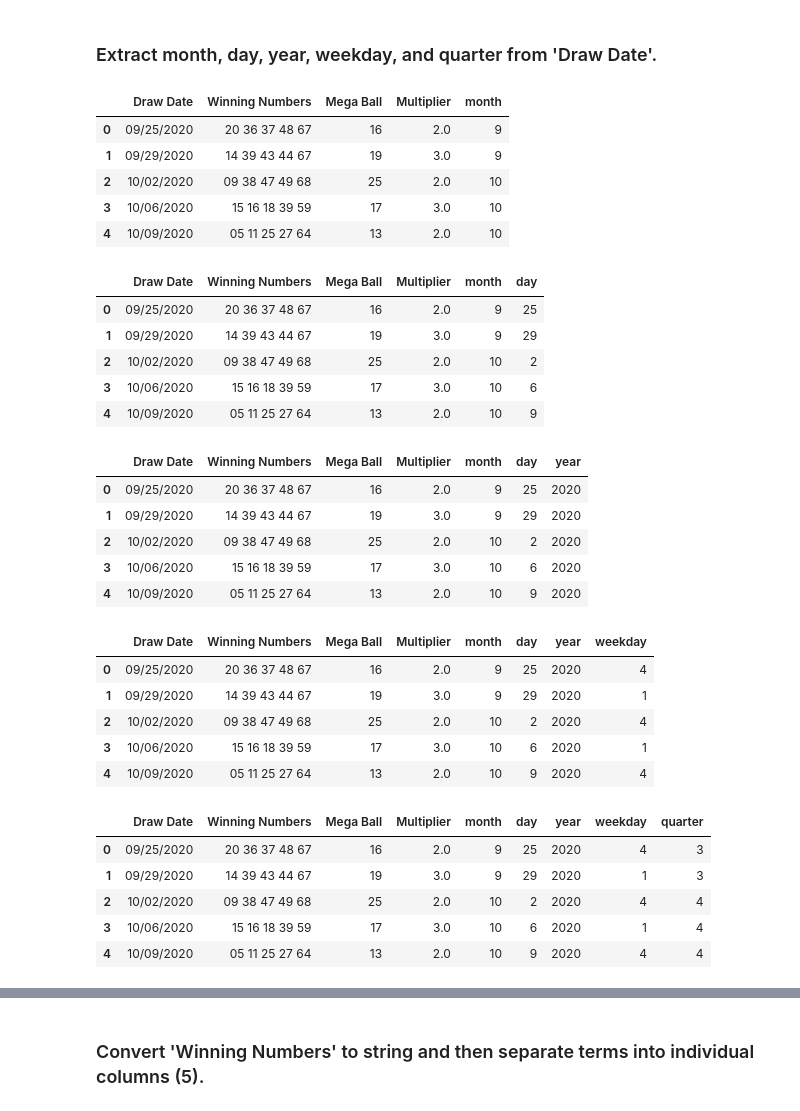
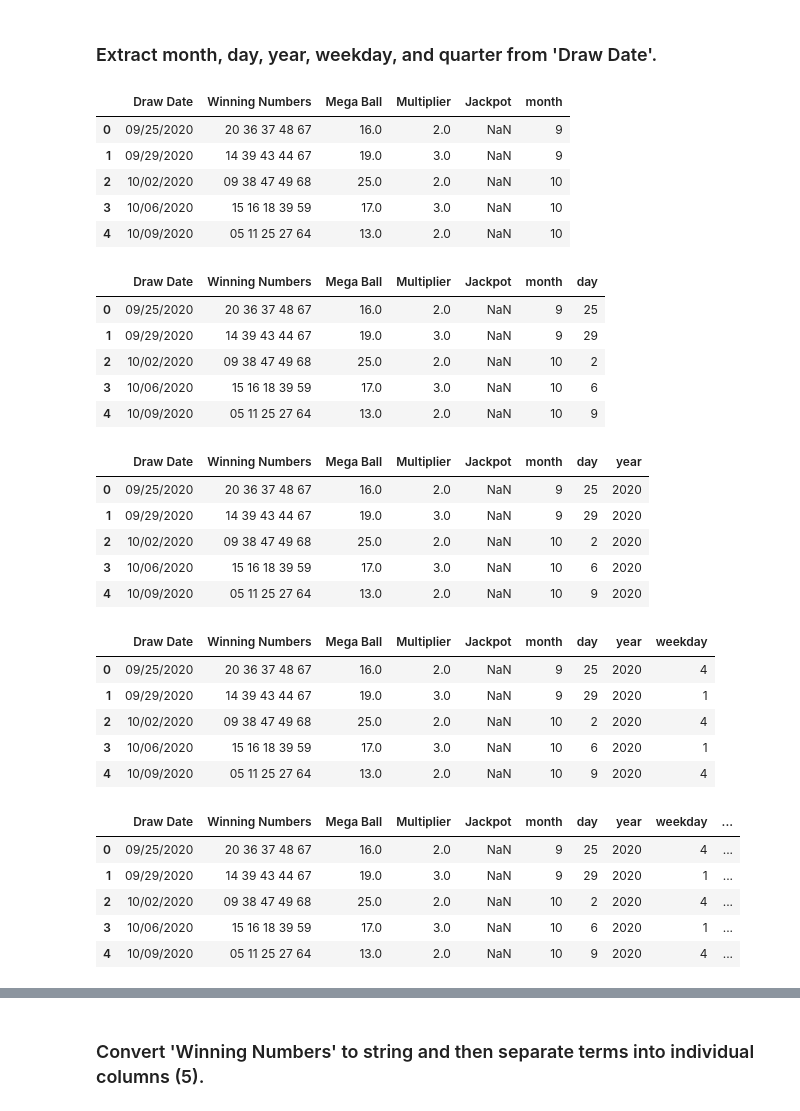
Before and after one commit to AlbiKovi/DSO110---Final-Group-Project, a Jupyter notebook: DSO110 - Final Group Project - Lottery.ipynb, the cells around one changed output, grey strips where cells are left out. Drawn from its saved outputs; the diff is of its cells as text; code cells hidden in the pictures.

```diff
--- a/DSO110 - Final Group Project - Lottery.ipynb
+++ b/DSO110 - Final Group Project - Lottery.ipynb
@@ -38,53 +87,53 @@ Winning_Numbers.head()
 # %% [markdown]
 ### Extract month, day, year, weekday, and quarter from 'Draw Date'.
 # %%
-Winning_Numbers['month'] = pd.DatetimeIndex(Winning_Numbers['Draw Date']).month
-Winning_Numbers.head()
+Winning_Numbers1['month'] = pd.DatetimeIndex(Winning_Numbers1['Draw Date']).month
+Winning_Numbers1.head()
 # %% [output]
-|  | Draw Date | Winning Numbers | Mega Ball | Multiplier | month |
-| 0 | 09/25/2020 | 20 36 37 48 67 | 16 | 2.0 | 9 |
-| 1 | 09/29/2020 | 14 39 43 44 67 | 19 | 3.0 | 9 |
-| 2 | 10/02/2020 | 09 38 47 49 68 | 25 | 2.0 | 10 |
-| 3 | 10/06/2020 | 15 16 18 39 59 | 17 | 3.0 | 10 |
-| 4 | 10/09/2020 | 05 11 25 27 64 | 13 | 2.0 | 10 |
+|  | Draw Date | Winning Numbers | Mega Ball | Multiplier | Jackpot | month |
+| 0 | 09/25/2020 | 20 36 37 48 67 | 16.0 | 2.0 | NaN | 9 |
+| 1 | 09/29/2020 | 14 39 43 44 67 | 19.0 | 3.0 | NaN | 9 |
+| 2 | 10/02/2020 | 09 38 47 49 68 | 25.0 | 2.0 | NaN | 10 |
+| 3 | 10/06/2020 | 15 16 18 39 59 | 17.0 | 3.0 | NaN | 10 |
+| 4 | 10/09/2020 | 05 11 25 27 64 | 13.0 | 2.0 | NaN | 10 |
 # %%
-Winning_Numbers['day'] = pd.DatetimeIndex(Winning_Numbers['Draw Date']).day
-Winning_Numbers.head()
+Winning_Numbers1['day'] = pd.DatetimeIndex(Winning_Numbers1['Draw Date']).day
+Winning_Numbers1.head()
 # %% [output]
-|  | Draw Date | Winning Numbers | Mega Ball | Multiplier | month | day |
-| 0 | 09/25/2020 | 20 36 37 48 67 | 16 | 2.0 | 9 | 25 |
-| 1 | 09/29/2020 | 14 39 43 44 67 | 19 | 3.0 | 9 | 29 |
-| 2 | 10/02/2020 | 09 38 47 49 68 | 25 | 2.0 | 10 | 2 |
-| 3 | 10/06/2020 | 15 16 18 39 59 | 17 | 3.0 | 10 | 6 |
-| 4 | 10/09/2020 | 05 11 25 27 64 | 13 | 2.0 | 10 | 9 |
+|  | Draw Date | Winning Numbers | Mega Ball | Multiplier | Jackpot | month | day |
+| 0 | 09/25/2020 | 20 36 37 48 67 | 16.0 | 2.0 | NaN | 9 | 25 |
+| 1 | 09/29/2020 | 14 39 43 44 67 | 19.0 | 3.0 | NaN | 9 | 29 |
+| 2 | 10/02/2020 | 09 38 47 49 68 | 25.0 | 2.0 | NaN | 10 | 2 |
+| 3 | 10/06/2020 | 15 16 18 39 59 | 17.0 | 3.0 | NaN | 10 | 6 |
+| 4 | 10/09/2020 | 05 11 25 27 64 | 13.0 | 2.0 | NaN | 10 | 9 |
 # %%
-Winning_Numbers['year'] = pd.DatetimeIndex(Winning_Numbers['Draw Date']).year
-Winning_Numbers.head()
+Winning_Numbers1['year'] = pd.DatetimeIndex(Winning_Numbers1['Draw Date']).year
+Winning_Numbers1.head()
 # %% [output]
-|  | Draw Date | Winning Numbers | Mega Ball | Multiplier | month | day | year |
-| 0 | 09/25/2020 | 20 36 37 48 67 | 16 | 2.0 | 9 | 25 | 2020 |
-| 1 | 09/29/2020 | 14 39 43 44 67 | 19 | 3.0 | 9 | 29 | 2020 |
-| 2 | 10/02/2020 | 09 38 47 49 68 | 25 | 2.0 | 10 | 2 | 2020 |
-| 3 | 10/06/2020 | 15 16 18 39 59 | 17 | 3.0 | 10 | 6 | 2020 |
-| 4 | 10/09/2020 | 05 11 25 27 64 | 13 | 2.0 | 10 | 9 | 2020 |
+|  | Draw Date | Winning Numbers | Mega Ball | Multiplier | Jackpot | month | day | year |
+| 0 | 09/25/2020 | 20 36 37 48 67 | 16.0 | 2.0 | NaN | 9 | 25 | 2020 |
+| 1 | 09/29/2020 | 14 39 43 44 67 | 19.0 | 3.0 | NaN | 9 | 29 | 2020 |
+| 2 | 10/02/2020 | 09 38 47 49 68 | 25.0 | 2.0 | NaN | 10 | 2 | 2020 |
+| 3 | 10/06/2020 | 15 16 18 39 59 | 17.0 | 3.0 | NaN | 10 | 6 | 2020 |
+| 4 | 10/09/2020 | 05 11 25 27 64 | 13.0 | 2.0 | NaN | 10 | 9 | 2020 |
 # %%
-Winning_Numbers['weekday'] = pd.DatetimeIndex(Winning_Numbers['Draw Date']).dayofweek
-Winning_Numbers.head()
+Winning_Numbers1['weekday'] = pd.DatetimeIndex(Winning_Numbers1['Draw Date']).dayofweek
+Winning_Numbers1.head()
 # %% [output]
-|  | Draw Date | Winning Numbers | Mega Ball | Multiplier | month | day | year | weekday |
-| 0 | 09/25/2020 | 20 36 37 48 67 | 16 | 2.0 | 9 | 25 | 2020 | 4 |
-| 1 | 09/29/2020 | 14 39 43 44 67 | 19 | 3.0 | 9 | 29 | 2020 | 1 |
-| 2 | 10/02/2020 | 09 38 47 49 68 | 25 | 2.0 | 10 | 2 | 2020 | 4 |
-| 3 | 10/06/2020 | 15 16 18 39 59 | 17 | 3.0 | 10 | 6 | 2020 | 1 |
-| 4 | 10/09/2020 | 05 11 25 27 64 | 13 | 2.0 | 10 | 9 | 2020 | 4 |
+|  | Draw Date | Winning Numbers | Mega Ball | Multiplier | Jackpot | month | day | year | weekday |
+| 0 | 09/25/2020 | 20 36 37 48 67 | 16.0 | 2.0 | NaN | 9 | 25 | 2020 | 4 |
+| 1 | 09/29/2020 | 14 39 43 44 67 | 19.0 | 3.0 | NaN | 9 | 29 | 2020 | 1 |
+| 2 | 10/02/2020 | 09 38 47 49 68 | 25.0 | 2.0 | NaN | 10 | 2 | 2020 | 4 |
+| 3 | 10/06/2020 | 15 16 18 39 59 | 17.0 | 3.0 | NaN | 10 | 6 | 2020 | 1 |
+| 4 | 10/09/2020 | 05 11 25 27 64 | 13.0 | 2.0 | NaN | 10 | 9 | 2020 | 4 |
 # %%
-Winning_Numbers['quarter'] = pd.DatetimeIndex(Winning_Numbers['Draw Date']).quarter
-Winning_Numbers.head()
+Winning_Numbers1['quarter'] = pd.DatetimeIndex(Winning_Numbers1['Draw Date']).quarter
+Winning_Numbers1.head()
 # %% [output]
-|  | Draw Date | Winning Numbers | Mega Ball | Multiplier | month | day | year | weekday | quarter |
-| 0 | 09/25/2020 | 20 36 37 48 67 | 16 | 2.0 | 9 | 25 | 2020 | 4 | 3 |
-| 1 | 09/29/2020 | 14 39 43 44 67 | 19 | 3.0 | 9 | 29 | 2020 | 1 | 3 |
-| 2 | 10/02/2020 | 09 38 47 49 68 | 25 | 2.0 | 10 | 2 | 2020 | 4 | 4 |
-| 3 | 10/06/2020 | 15 16 18 39 59 | 17 | 3.0 | 10 | 6 | 2020 | 1 | 4 |
-| 4 | 10/09/2020 | 05 11 25 27 64 | 13 | 2.0 | 10 | 9 | 2020 | 4 | 4 |
+|  | Draw Date | Winning Numbers | Mega Ball | Multiplier | Jackpot | month | day | year | weekday | ... |
+| 0 | 09/25/2020 | 20 36 37 48 67 | 16.0 | 2.0 | NaN | 9 | 25 | 2020 | 4 | ... |
+| 1 | 09/29/2020 | 14 39 43 44 67 | 19.0 | 3.0 | NaN | 9 | 29 | 2020 | 1 | ... |
+| 2 | 10/02/2020 | 09 38 47 49 68 | 25.0 | 2.0 | NaN | 10 | 2 | 2020 | 4 | ... |
+| 3 | 10/06/2020 | 15 16 18 39 59 | 17.0 | 3.0 | NaN | 10 | 6 | 2020 | 1 | ... |
+| 4 | 10/09/2020 | 05 11 25 27 64 | 13.0 | 2.0 | NaN | 10 | 9 | 2020 | 4 | ... |
 # %%
```
Also changed, not shown: parts of 18 cells of this notebook.
